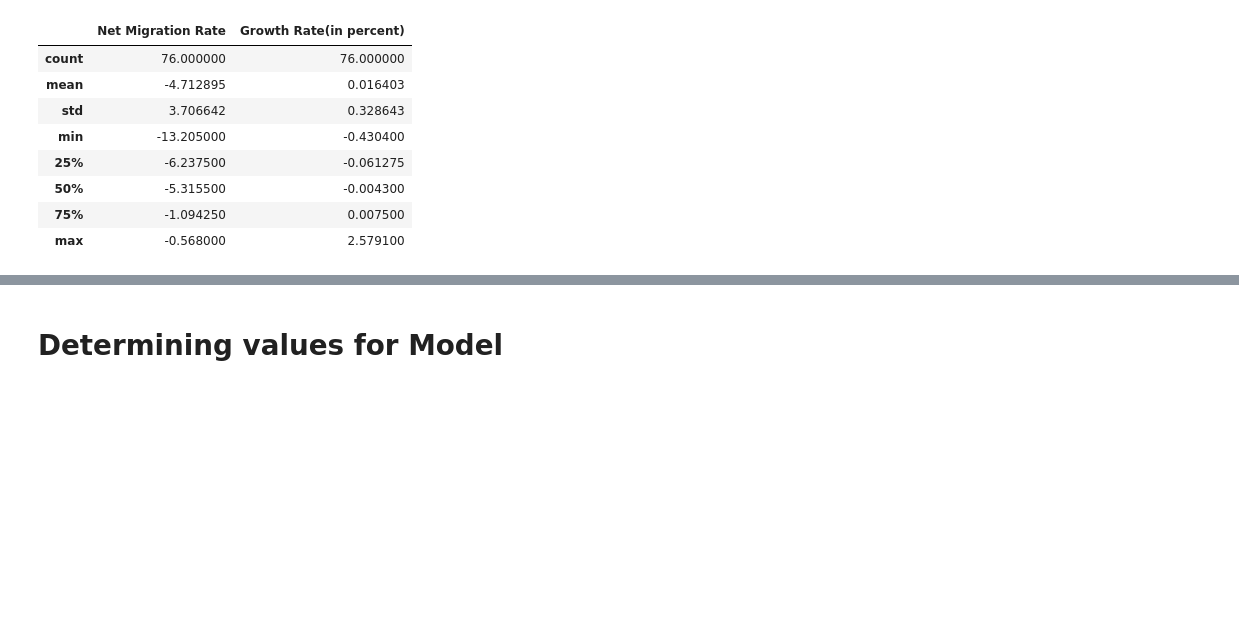
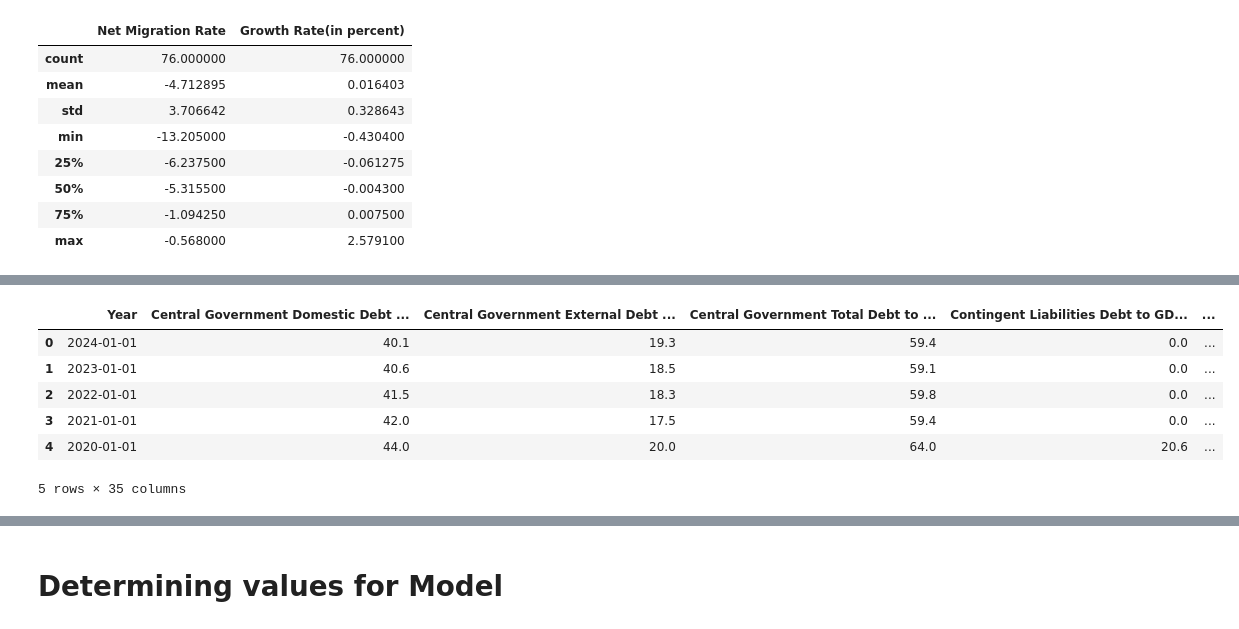
Before and after one commit to CorporaCorporate/COMP-3610-Project, a Jupyter notebook: election_results.ipynb, the cells around one changed output, grey strips where cells are left out. Saved outputs shown, nothing was run; the diff lists cells and outputs as text; code cells hidden in the pictures; blank space fills up the shorter version.

```diff
--- a/election_results.ipynb
+++ b/election_results.ipynb
@@ -1203,0 +1243,20 @@ df_migration_rate.describe()
+# %%
+# Rename columns to more meaningful names
+dataset.rename(columns={
+    'id_x': 'Debt_ID',
+    'id_y': 'GDP_ID',
+    'value_x': 'Debt_Value',
+    'value_y': 'GDP_Value',
+    'value': 'Inflation_Value'
+}, inplace=True)
+
+# Display the updated dataset
+dataset.head()
+# %% [output]
+|  | Year | Central Government Domestic Debt ... | Central Government External Debt ... | Central Government Total Debt to ... | Contingent Liabilities Debt to GD... | ... |
+| 0 | 2024-01-01 | 40.1 | 19.3 | 59.4 | 0.0 | ... |
+| 1 | 2023-01-01 | 40.6 | 18.5 | 59.1 | 0.0 | ... |
+| 2 | 2022-01-01 | 41.5 | 18.3 | 59.8 | 0.0 | ... |
+| 3 | 2021-01-01 | 42.0 | 17.5 | 59.4 | 0.0 | ... |
+| 4 | 2020-01-01 | 44.0 | 20.0 | 64.0 | 20.6 | ... |
+5 rows × 35 columns
```
Also changed, not shown: parts of 10 cells of this notebook.
